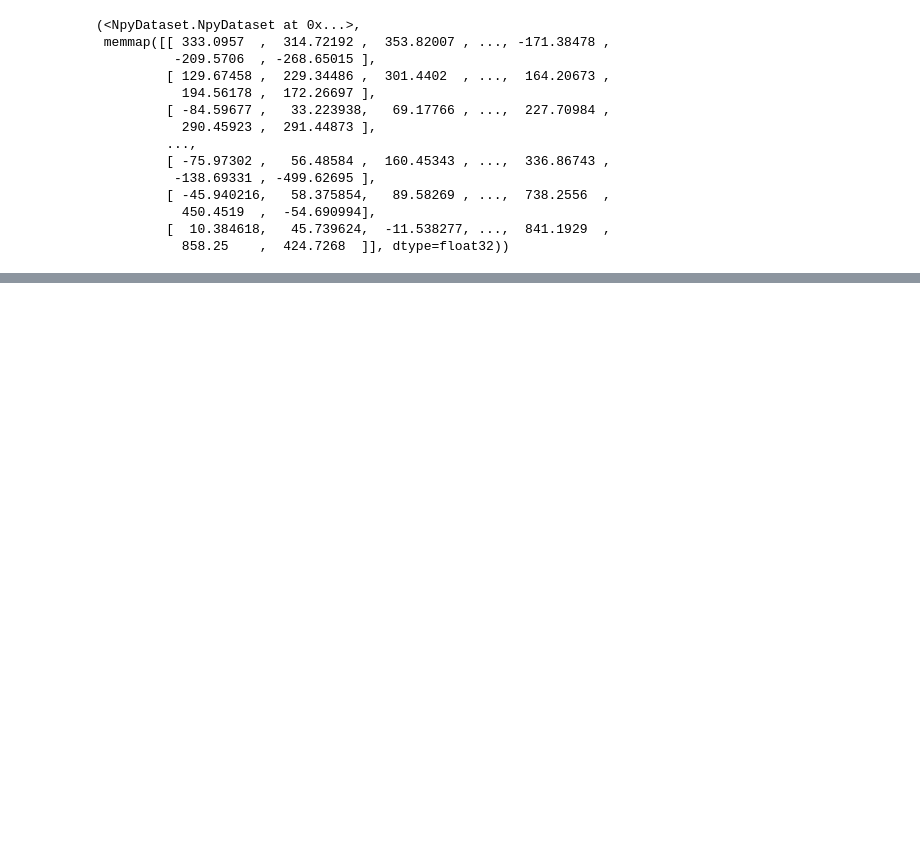
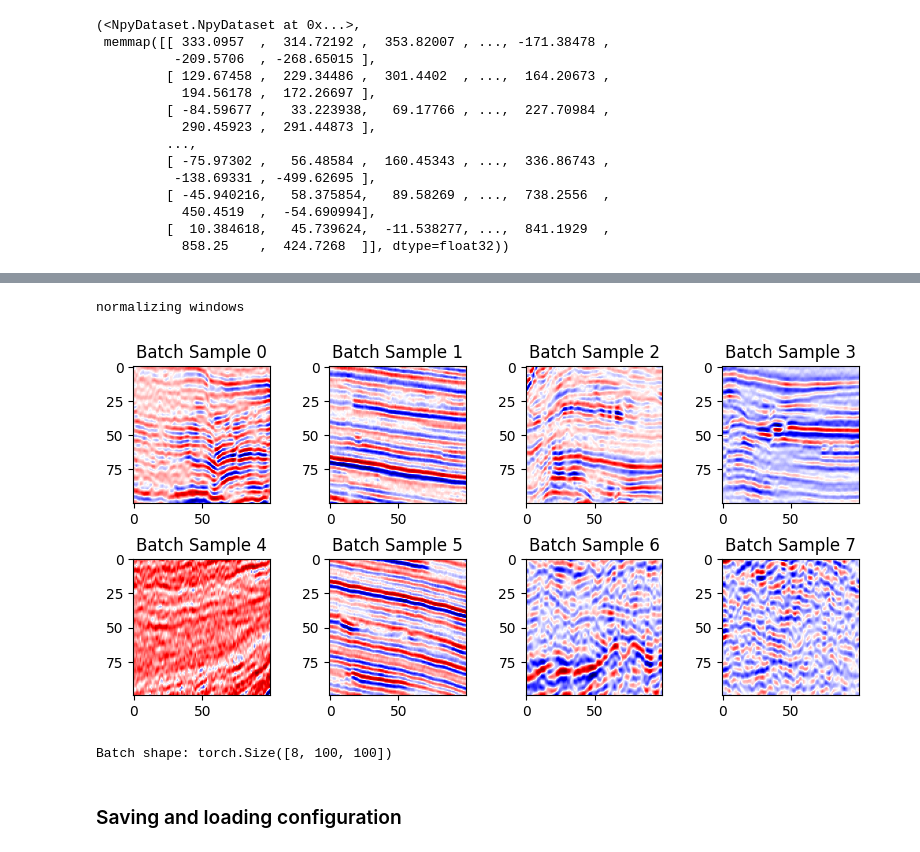
Before and after one commit to makamoa/alphasei, a Jupyter notebook: src/dataset/NpyExample.ipynb, the cells around one changed output, grey strips where cells are left out. Cells and saved outputs as stored; diff of their text form; code cells hidden in the pictures; blank space fills up the shorter version.

Commit message:
supporting cube splitting, config file saving, creating a class from a config file

```diff
--- a/src/dataset/NpyExample.ipynb
+++ b/src/dataset/NpyExample.ipynb
@@ -383,0 +486,34 @@ Normalizing the data
+# %%
+windowed_mixed_dataloader = DataLoader(
+    windowed_mixed_dataset,
+    batch_size=8,
+    shuffle=True,
+    collate_fn=windowed_mixed_dataset.create_windowed_collate_fn(
+        windowed_mixed_dataset,
+        norm_flag=True,
+        window_x=64,
+        window_y=64,
+        stride=32
+    )
+)
+# %%
+batch_data, batch_labels = next(iter(windowed_mixed_dataloader))
+# %% [output]
+normalizing windows
+# %%
+fig, axes = plt.subplots(2, 4, figsize=(8, 4))
+for i in range(8):
+    row = i // 4
+    col = i % 4
+    axes[row, col].imshow(batch_data[i].numpy(), cmap='seismic')
+    axes[row, col].set_title(f"Batch Sample {i}")
+    axes[row, col].axis('on')
+
+plt.tight_layout()
+plt.show()
+# %% [output]
+[figure, added]
+# %%
+print(f"Batch shape: {batch_data.shape}")
+# %% [output]
+Batch shape: torch.Size([8, 100, 100])
@@ -383,0 +522,2 @@ Normalizing the data
+# %% [markdown]
+### Saving and loading configuration
```
Also changed, not shown: parts of 25 cells of this notebook, 1 other file.
